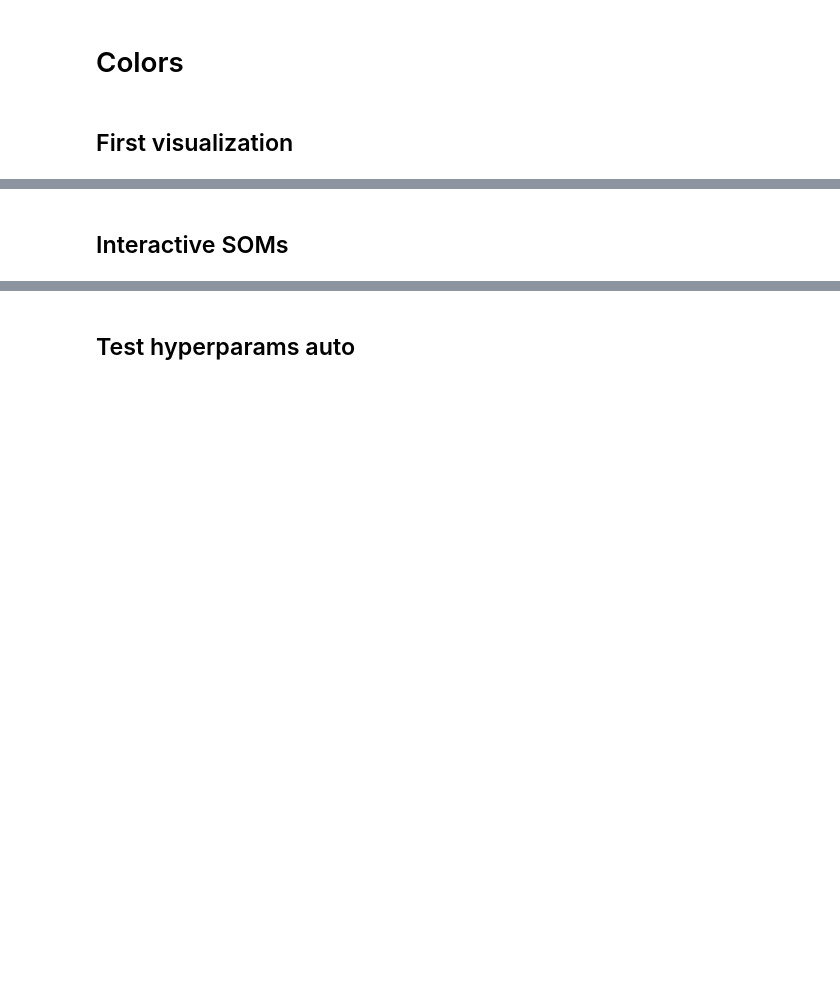
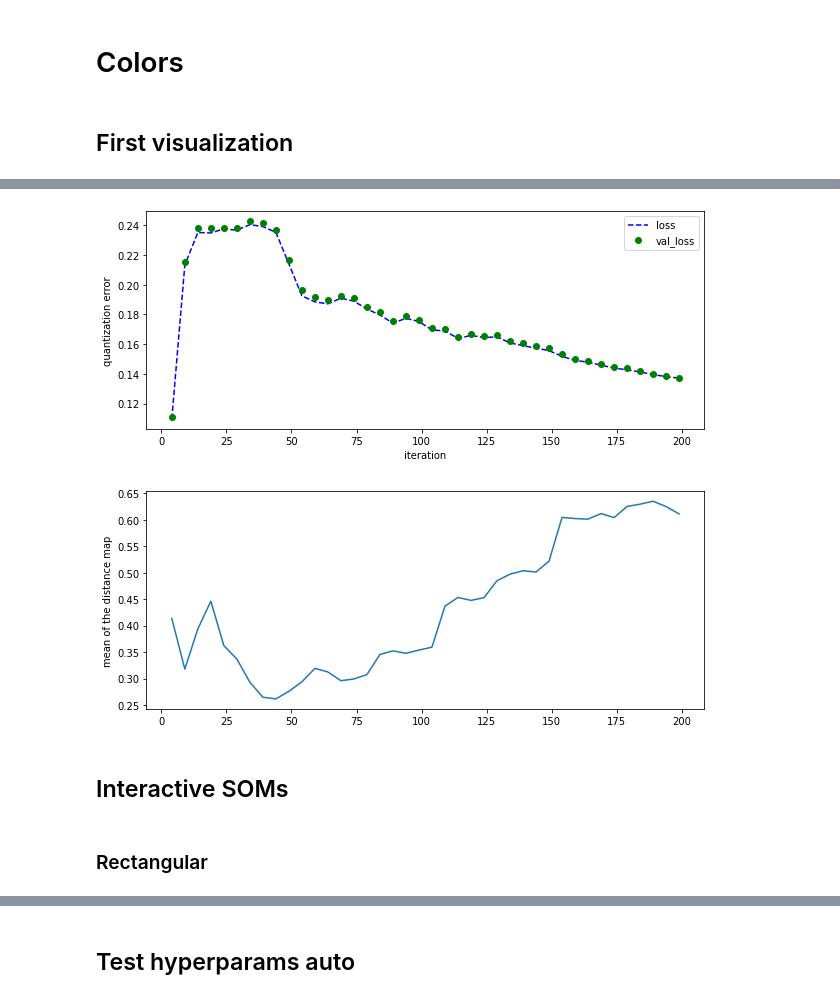
Before and after one commit to Oliv2398/SOMs-in-astrophysics, a Jupyter notebook: SOMs_colors.ipynb, the cells around one changed output, grey strips where cells are left out. Cells and saved outputs as stored; diff of their text form; code cells hidden in the pictures; blank space fills up the shorter version.

```diff
--- a/SOMs_colors.ipynb
+++ b/SOMs_colors.ipynb
@@ -277,3 +457,10 @@ som_color(data_color, som, wts_color, color_names)
+# %%
+plot_error(iter_x, q_error, q_error_val, t_error, mapmean)
+# %% [output]
+[figure, added]
+[figure, added]
 # %% [markdown]
 <a name="S3_2"></a>
 ## Interactive SOMs
+# %% [markdown]
+### Rectangular
```
Also changed, not shown: parts of 55 cells of this notebook.
